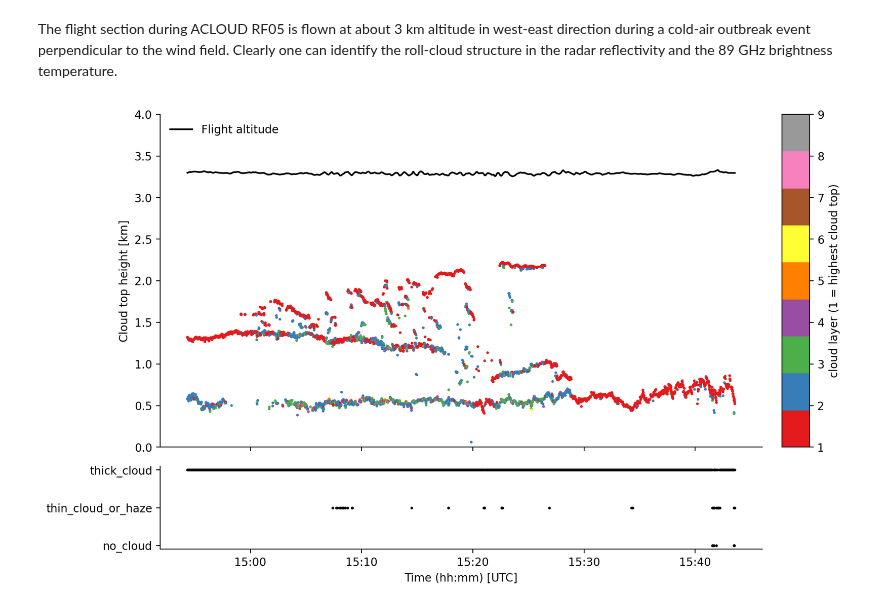
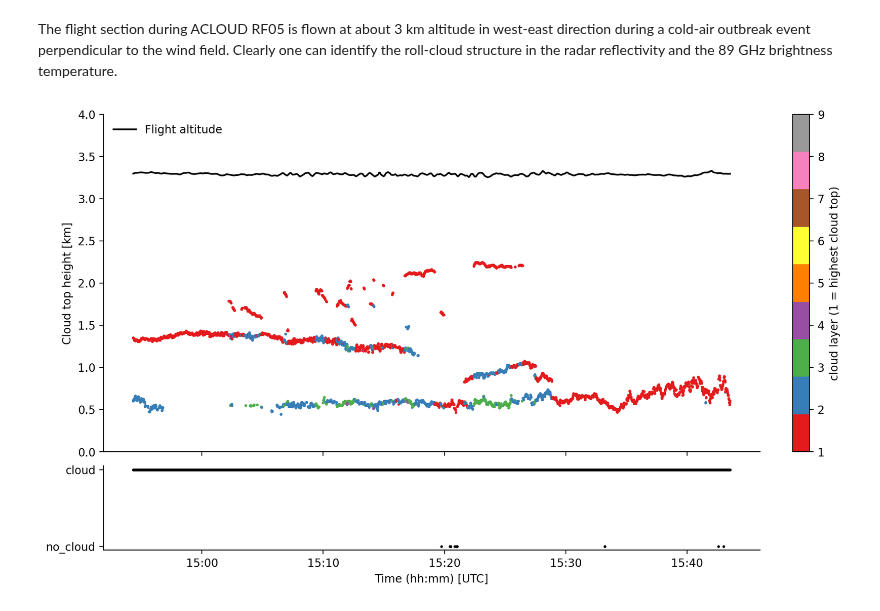
Before and after one commit to igmk/how_to_ac3airborne, a Jupyter notebook: how_to_ac3airborne/datasets/polar/amali.ipynb, the cells around one changed output. Cells and saved outputs as stored; diff of their text form; code cells hidden in the pictures.

Commit message:
Cleaning up everything according to changes in the or newly added datasets.

````diff
--- a/how_to_ac3airborne/datasets/polar/amali.ipynb
+++ b/how_to_ac3airborne/datasets/polar/amali.ipynb
@@ -27,8 +42,8 @@ import ac3airborne
 cat = ac3airborne.get_intake_catalog()
 
 datasets = []
-for campaign in ['ACLOUD', 'AFLUX', 'MOSAiC-ACA']:
-    datasets.extend(list(cat[campaign]['P5']['CLOUD_TOP_HEIGHT']))
+for campaign in ['ACLOUD', 'AFLUX', 'MOSAiC-ACA','HALO-AC3']:
+    datasets.extend(list(cat[campaign]['P5']['AMALi_CTH']))
 datasets
 # %% [output]
 ['ACLOUD_P5_RF04',
@@ -53,7 +68,7 @@ datasets
 Have a look at the attributes of the xarray dataset `ds_cloud_top_height` for all relevant information on the dataset, such as author, contact, or citation information.
 ```
 # %%
-ds_cloud_top_height = cat['ACLOUD']['P5']['CLOUD_TOP_HEIGHT']['ACLOUD_P5_RF07'].to_dask()
+ds_cloud_top_height = cat['ACLOUD']['P5']['AMALi_CTH']['ACLOUD_P5_RF07'].to_dask()
 ds_cloud_top_height
 # %% [output]
 <xarray.Dataset>
@@ -75,0 +91,3 @@ Data variables:
+# %%
+ds_cloud_mask = cat['ACLOUD']['P5']['AMALi_CM']['ACLOUD_P5_RF07'].to_dask()
+ds_cloud_mask
@@ -99,6 +135,7 @@ seg = segments["ACLOUD_P5_RF07_hl03"]
 Using the start and end times of the segment `ACLOUD_P5_RF07_hl03` stored in `seg`, we slice the MiRAC data to this flight section.
 # %%
 ds_cloud_top_height_sel = ds_cloud_top_height.sel(time=slice(seg["start"], seg["end"]))
+ds_cloud_mask_sel = ds_cloud_mask.sel(time=slice(seg["start"], seg["end"]))
 # %% [markdown]
 ## Plots
 # %% [markdown]
@@ -111,25 +148,25 @@ plt.style.use("../../mplstyle/book")
 # %%
 fig, (ax1, ax2) = plt.subplots(2, 1, sharex=True, gridspec_kw=dict(height_ratios=[1, 0.25]))
 
 # 1st: plot flight altitude and cloud top height with seperate colors for each layer
 ax1.plot(ds_cloud_top_height_sel.time, ds_cloud_top_height_sel.alt*1e-3, color='k', label='Flight altitude')
 
-stack = ds_cloud_top_height_sel.cloud_top_height.stack({'tl': ['time', 'cloud_layer']})
+stack = ds_cloud_top_height_sel.cth.stack({'tl': ['time', 'cloud_layer']})
 im = ax1.scatter(x=stack.time, y=stack*1e-3, c=stack.cloud_layer, s=2, vmin=1, vmax=9, cmap='Set1')
 fig.colorbar(im, ax=ax1, label='cloud layer (1 = highest cloud top)')
 ax1.set_ylim(0, 4)
 ax1.set_ylabel('Cloud top height [km]')
 
 ax1.legend(frameon=False, loc='upper left')
 
 # 3rd: plot cloud mask in lower part of the figure
-ax2.scatter(ds_cloud_top_height_sel.time, ds_cloud_top_height_sel.cloud_mask, s=2, color='k')
-ax2.set_yticks([int(x) for x in ds_cloud_top_height_sel.cloud_mask.attrs['flag_masks'].split(', ')])
-ax2.set_yticklabels([x for x in ds_cloud_top_height_sel.cloud_mask.attrs['flag_meanings'].split(' ')])
+ax2.scatter(ds_cloud_mask_sel.time, ds_cloud_mask_sel.cloud_mask, s=2, color='k')
+ax2.set_yticks([int(x) for x in ds_cloud_mask_sel.cloud_mask.attrs['flag_values']])
+ax2.set_yticklabels([x for x in ds_cloud_mask_sel.cloud_mask.attrs['flag_meanings'].split(' ')])
 ax2.set_xlabel('Time (hh:mm) [UTC]')
 
 ax2.xaxis.set_major_formatter(mdates.DateFormatter('%H:%M'))
 
 plt.show()
 # %% [output]
-[figure, old version]
+[figure, new version]
````
Also changed, not shown: parts of 5 cells of this notebook, 5 other files.
